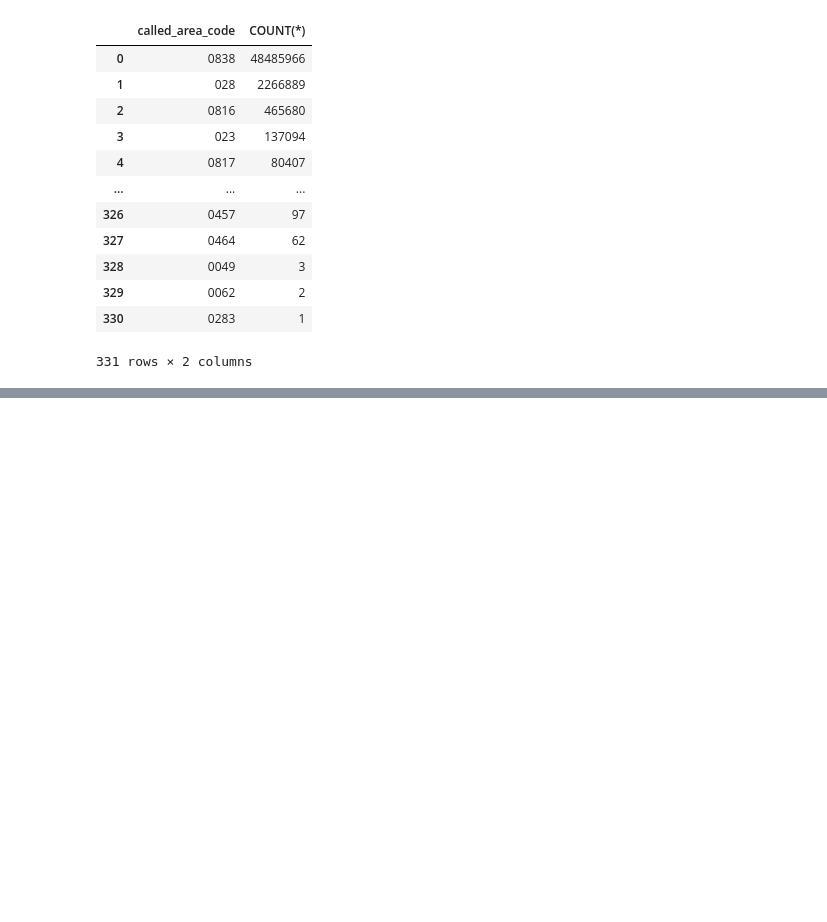
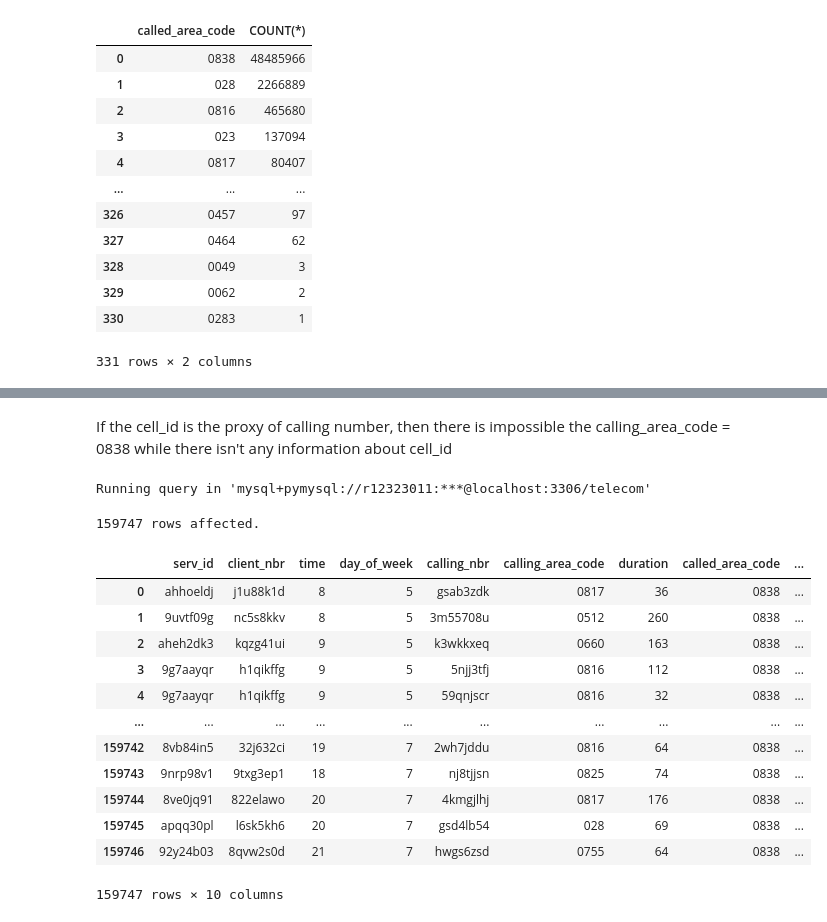
Before and after one commit to githubjacky/telecom, a Jupyter notebook: notebooks/data_info/raw/calling_records.ipynb, the cells around one changed output, grey strips where cells are left out. Cells and saved outputs as stored; diff of their text form; code cells hidden in the pictures; blank space fills up the shorter version.

```diff
--- a/notebooks/data_info/raw/calling_records.ipynb
+++ b/notebooks/data_info/raw/calling_records.ipynb
@@ -1166,0 +1246,26 @@ Running query in 'mysql+pyodbc://telecom'
+# %% [markdown]
+If the cell_id is the proxy of calling number, then there is impossible the calling_area_code = 0838 while there isn't any information about cell_id
+# %%
+%%sql
+
+SELECT *
+FROM clean_cdr
+WHERE
+    cell_id NOT IN (SELECT CELL_16 FROM tower) AND
+    calling_area_code != 0838 AND called_area_code = 0838
+# %% [output]
+Running query in 'mysql+pymysql://r12323011:***@localhost:3306/telecom'
+159747 rows affected.
+|  | serv_id | client_nbr | time | day_of_week | calling_nbr | calling_area_code | duration | called_area_code | ... |
+| 0 | ahhoeldj | j1u88k1d | 8 | 5 | gsab3zdk | 0817 | 36 | 0838 | ... |
+| 1 | 9uvtf09g | nc5s8kkv | 8 | 5 | 3m55708u | 0512 | 260 | 0838 | ... |
+| 2 | aheh2dk3 | kqzg41ui | 9 | 5 | k3wkkxeq | 0660 | 163 | 0838 | ... |
+| 3 | 9g7aayqr | h1qikffg | 9 | 5 | 5njj3tfj | 0816 | 112 | 0838 | ... |
+| 4 | 9g7aayqr | h1qikffg | 9 | 5 | 59qnjscr | 0816 | 32 | 0838 | ... |
+| ... | ... | ... | ... | ... | ... | ... | ... | ... | ... |
+| 159742 | 8vb84in5 | 32j632ci | 19 | 7 | 2wh7jddu | 0816 | 64 | 0838 | ... |
+| 159743 | 9nrp98v1 | 9txg3ep1 | 18 | 7 | nj8tjjsn | 0825 | 74 | 0838 | ... |
+| 159744 | 8ve0jq91 | 822elawo | 20 | 7 | 4kmgjlhj | 0817 | 176 | 0838 | ... |
+| 159745 | apqq30pl | l6sk5kh6 | 20 | 7 | gsd4lb54 | 028 | 69 | 0838 | ... |
+| 159746 | 92y24b03 | 8qvw2s0d | 21 | 7 | hwgs6zsd | 0755 | 64 | 0838 | ... |
+159747 rows × 10 columns
```
Also changed, not shown: parts of 15 cells of this notebook, 26 other files.
